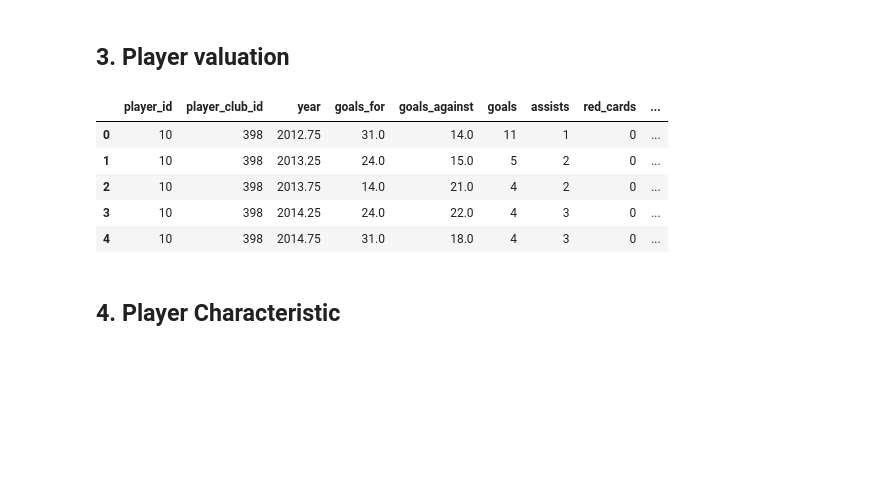
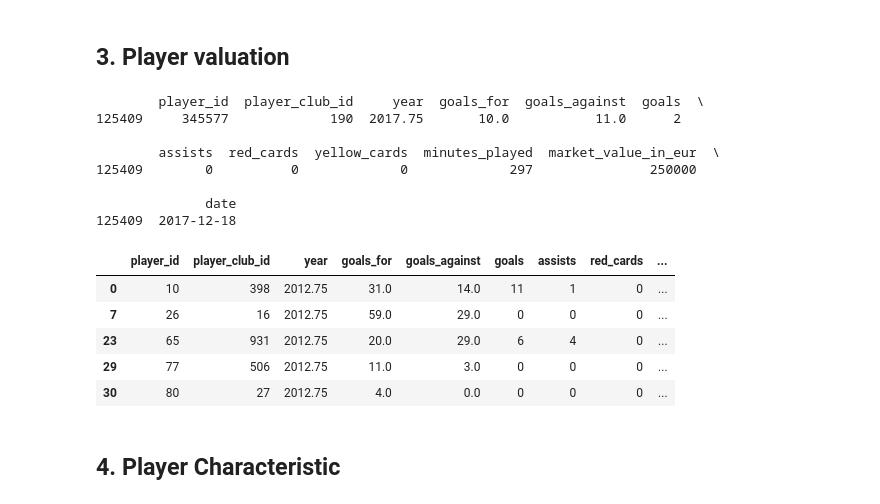
Before and after one commit to ENils1/MachineLearning, a Jupyter notebook: Pre Processing/Data cleaning.ipynb, the cells around one changed output. Drawn from its saved outputs; the diff is of its cells as text; code cells hidden in the pictures; blank space fills up the shorter version.

```diff
--- a/Pre Processing/Data cleaning.ipynb
+++ b/Pre Processing/Data cleaning.ipynb
@@ -121,14 +121,31 @@ player_performance_df.head()
 # %%
 player_valuations_df = valuation_date_to_year(player_valuations_df)[["player_id", "market_value_in_eur", "year", "date"]]
 players_performance_value_df = pd.merge(player_performance_df, player_valuations_df, on=["player_id", "year"])
-players_performance_value_df.head()
+
+
+players_performance_value_df = players_performance_value_df.sort_values(by=['player_id', 'year', 'date'], ascending=[True, True, False])
+
+# Fjern duplikater basert på 'player_id' og 'year', behold raden med nyeste dato
+result_df = players_performance_value_df.drop_duplicates(subset=['player_id', 'year'], keep='first')
+carlo_holse_rows = result_df[result_df['player_id'] == 345577]
+
+print(carlo_holse_rows)
+result_df.head()
 # %% [output]
+        player_id  player_club_id     year  goals_for  goals_against  goals  \
+125409     345577             190  2017.75       10.0           11.0      2
+
+        assists  red_cards  yellow_cards  minutes_played  market_value_in_eur  \
+125409        0          0             0             297               250000
+
+              date
+125409  2017-12-18
 |  | player_id | player_club_id | year | goals_for | goals_against | goals | assists | red_cards | ... |
 | 0 | 10 | 398 | 2012.75 | 31.0 | 14.0 | 11 | 1 | 0 | ... |
-| 1 | 10 | 398 | 2013.25 | 24.0 | 15.0 | 5 | 2 | 0 | ... |
-| 2 | 10 | 398 | 2013.75 | 14.0 | 21.0 | 4 | 2 | 0 | ... |
-| 3 | 10 | 398 | 2014.25 | 24.0 | 22.0 | 4 | 3 | 0 | ... |
-| 4 | 10 | 398 | 2014.75 | 31.0 | 18.0 | 4 | 3 | 0 | ... |
+| 7 | 26 | 16 | 2012.75 | 59.0 | 29.0 | 0 | 0 | 0 | ... |
+| 23 | 65 | 931 | 2012.75 | 20.0 | 29.0 | 6 | 4 | 0 | ... |
+| 29 | 77 | 506 | 2012.75 | 11.0 | 3.0 | 0 | 0 | 0 | ... |
+| 30 | 80 | 27 | 2012.75 | 4.0 | 0.0 | 0 | 0 | 0 | ... |
 # %% [markdown]
 ## 4. Player Characteristic
 # %%
```
Also changed, not shown: 2 other files.
